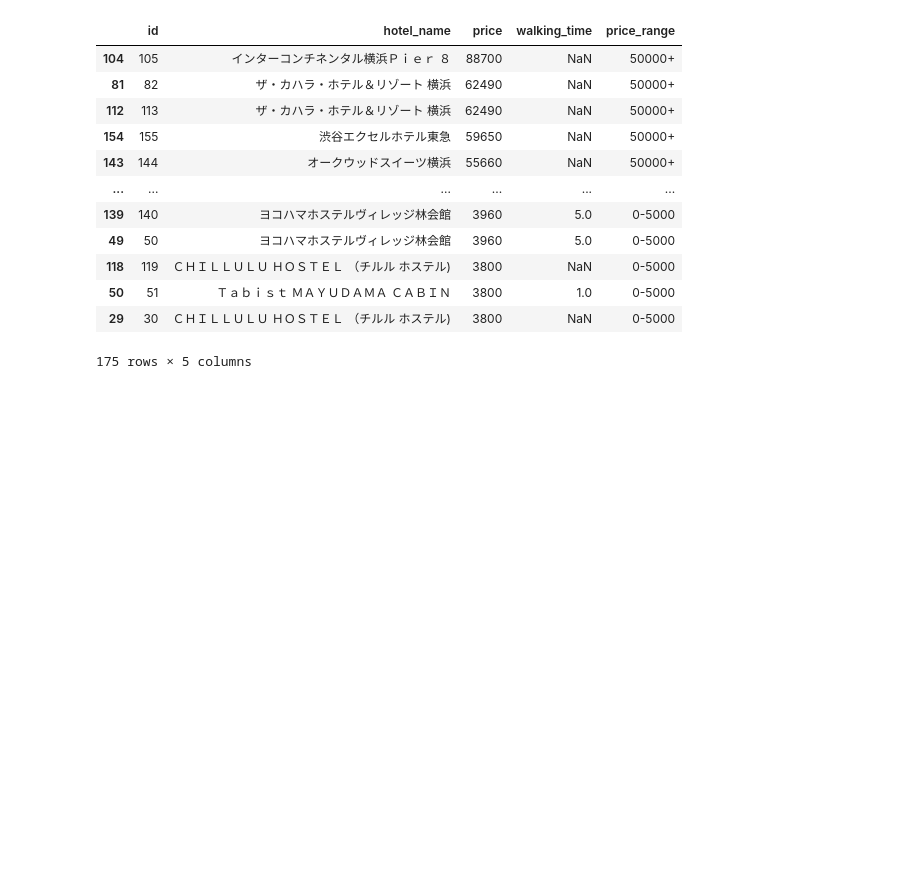
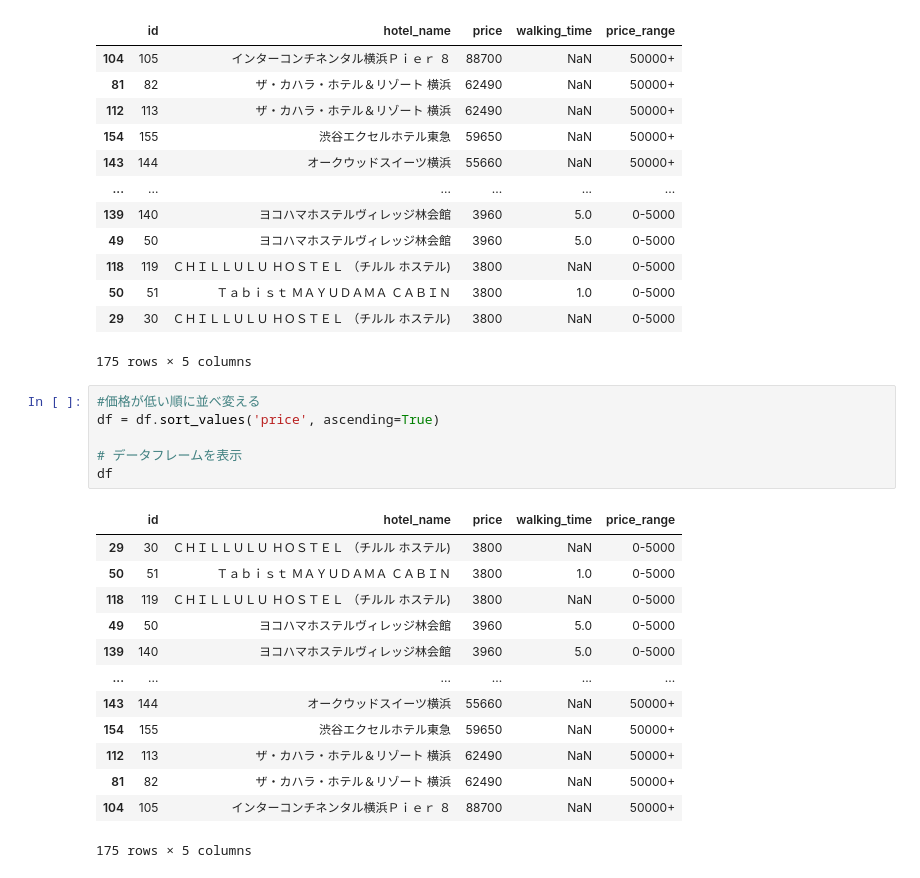
Before and after one commit to 3241Kanaha/dspro, a Jupyter notebook: trip.ipynb, the cells around one changed output. Saved outputs shown, nothing was run; the diff lists cells and outputs as text; blank space fills up the shorter version.

```diff
--- a/trip.ipynb
+++ b/trip.ipynb
@@ -261,3 +261,23 @@ df
 | 50 | 51 | Ｔａｂｉｓｔ ＭＡＹＵＤＡＭＡ ＣＡＢＩＮ | 3800 | 1.0 | 0-5000 |
 | 29 | 30 | ＣＨＩＬＬＵＬＵ ＨＯＳＴＥＬ （チルル ホステル) | 3800 | NaN | 0-5000 |
 175 rows × 5 columns
+# %%
+#価格が低い順に並べ変える
+df = df.sort_values('price', ascending=True)
+
+# データフレームを表示
+df
+# %% [output]
+|  | id | hotel_name | price | walking_time | price_range |
+| 29 | 30 | ＣＨＩＬＬＵＬＵ ＨＯＳＴＥＬ （チルル ホステル) | 3800 | NaN | 0-5000 |
+| 50 | 51 | Ｔａｂｉｓｔ ＭＡＹＵＤＡＭＡ ＣＡＢＩＮ | 3800 | 1.0 | 0-5000 |
+| 118 | 119 | ＣＨＩＬＬＵＬＵ ＨＯＳＴＥＬ （チルル ホステル) | 3800 | NaN | 0-5000 |
+| 49 | 50 | ヨコハマホステルヴィレッジ林会館 | 3960 | 5.0 | 0-5000 |
+| 139 | 140 | ヨコハマホステルヴィレッジ林会館 | 3960 | 5.0 | 0-5000 |
+| ... | ... | ... | ... | ... | ... |
+| 143 | 144 | オークウッドスイーツ横浜 | 55660 | NaN | 50000+ |
+| 154 | 155 | 渋谷エクセルホテル東急 | 59650 | NaN | 50000+ |
+| 112 | 113 | ザ・カハラ・ホテル＆リゾート 横浜 | 62490 | NaN | 50000+ |
+| 81 | 82 | ザ・カハラ・ホテル＆リゾート 横浜 | 62490 | NaN | 50000+ |
+| 104 | 105 | インターコンチネンタル横浜Ｐｉｅｒ ８ | 88700 | NaN | 50000+ |
+175 rows × 5 columns
```
